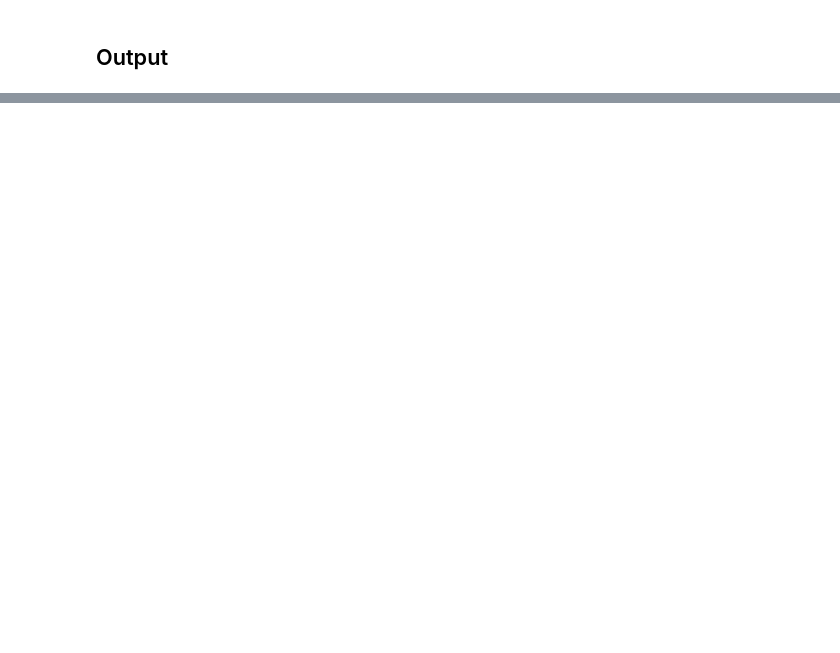
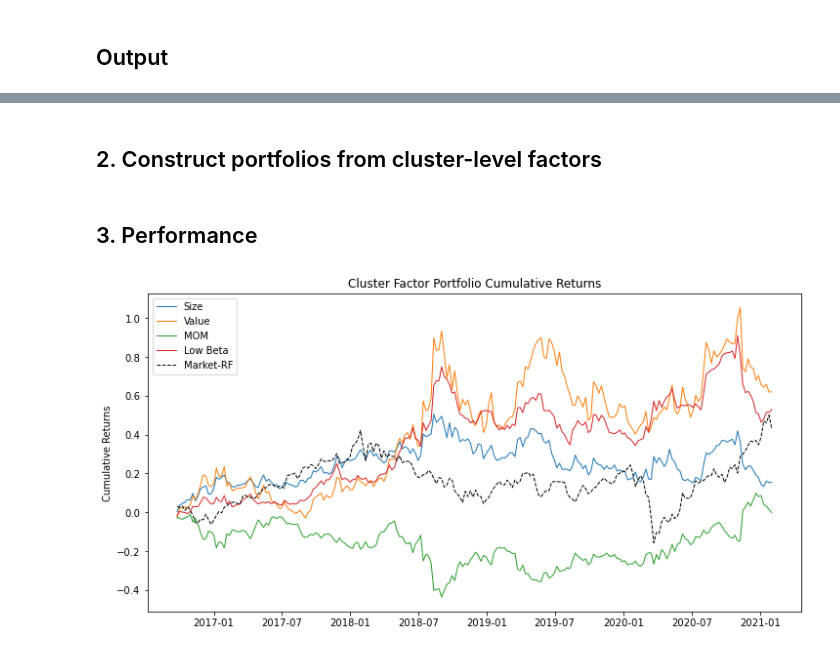
Before and after one commit to wingwingz/AFP, a Jupyter notebook: Portfolio Construction/country_factor_portfolios.ipynb, the cells around one changed output, grey strips where cells are left out. Drawn from its saved outputs; the diff is of its cells as text; code cells hidden in the pictures; blank space fills up the shorter version.

```diff
--- a/Portfolio Construction/country_factor_portfolios.ipynb
+++ b/Portfolio Construction/country_factor_portfolios.ipynb
@@ -396,0 +469,2 @@ all_port_rets.to_pickle('../Outputs/equity/equity_country_factors.pkl')
+# %%
+cluster_mom_df = calc_momentum_ret(avg_cluster_ret)
@@ -396,0 +474,24 @@ all_port_rets.to_pickle('../Outputs/equity/equity_country_factors.pkl')
+# %%
+cluster_beta_df = calc_beta_ret(avg_cluster_ret, market_rets_w['EEM ETF'])
+# %% [markdown]
+## 2. Construct portfolios from cluster-level factors
+# %%
+cluster_size_ret, _ = construct_factor(cluster_mkt_cap, avg_cluster_ret, ascending=False)
+cluster_value_ret, _ = construct_factor(cluster_pe_ratios, avg_cluster_ret, ascending=False)
+cluster_mom_ret, _ = construct_factor(cluster_mom_df, avg_cluster_ret, ascending=True)
+cluster_low_beta_ret, _ = construct_factor(cluster_beta_df, avg_cluster_ret, ascending=False)
+# %%
+# Create a single df of all returns
+all_cluster_rets = pd.concat([cluster_size_ret, cluster_value_ret, cluster_mom_ret, cluster_low_beta_ret, market_rets_w['EEM ETF-RF']], axis=1)
+all_cluster_rets.columns = ['size', 'value', 'momentum', 'low_beta', 'market-rf']
+# %% [markdown]
+## 3. Performance
+# %%
+all_cluster_cum_ret_df = calc_cum_returns(all_cluster_rets)
+
+# Plot cumulative returns
+plot_perf(perf=[all_cluster_cum_ret_df[x] for x in list(all_cluster_cum_ret_df.columns.values)[:-1]], \
+          perf_bm=all_cluster_cum_ret_df['market-rf_cum_ret'], label=['Size', 'Value', 'MOM', 'Low Beta'], \
+          title='Cluster Factor Portfolio Cumulative Returns')
+# %% [output]
+[figure, added]
```
Also changed, not shown: parts of 31 cells of this notebook, 3 other files.
